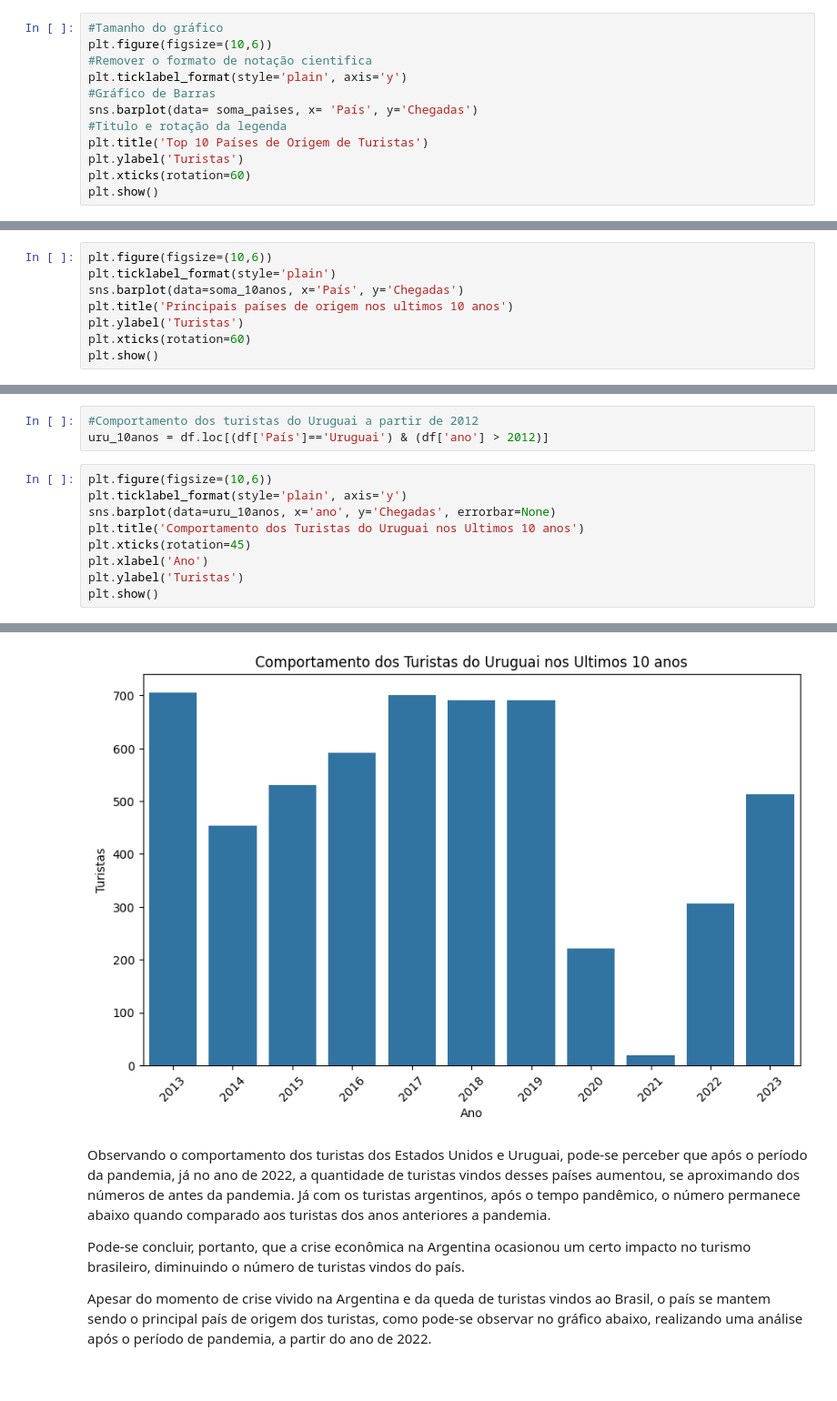
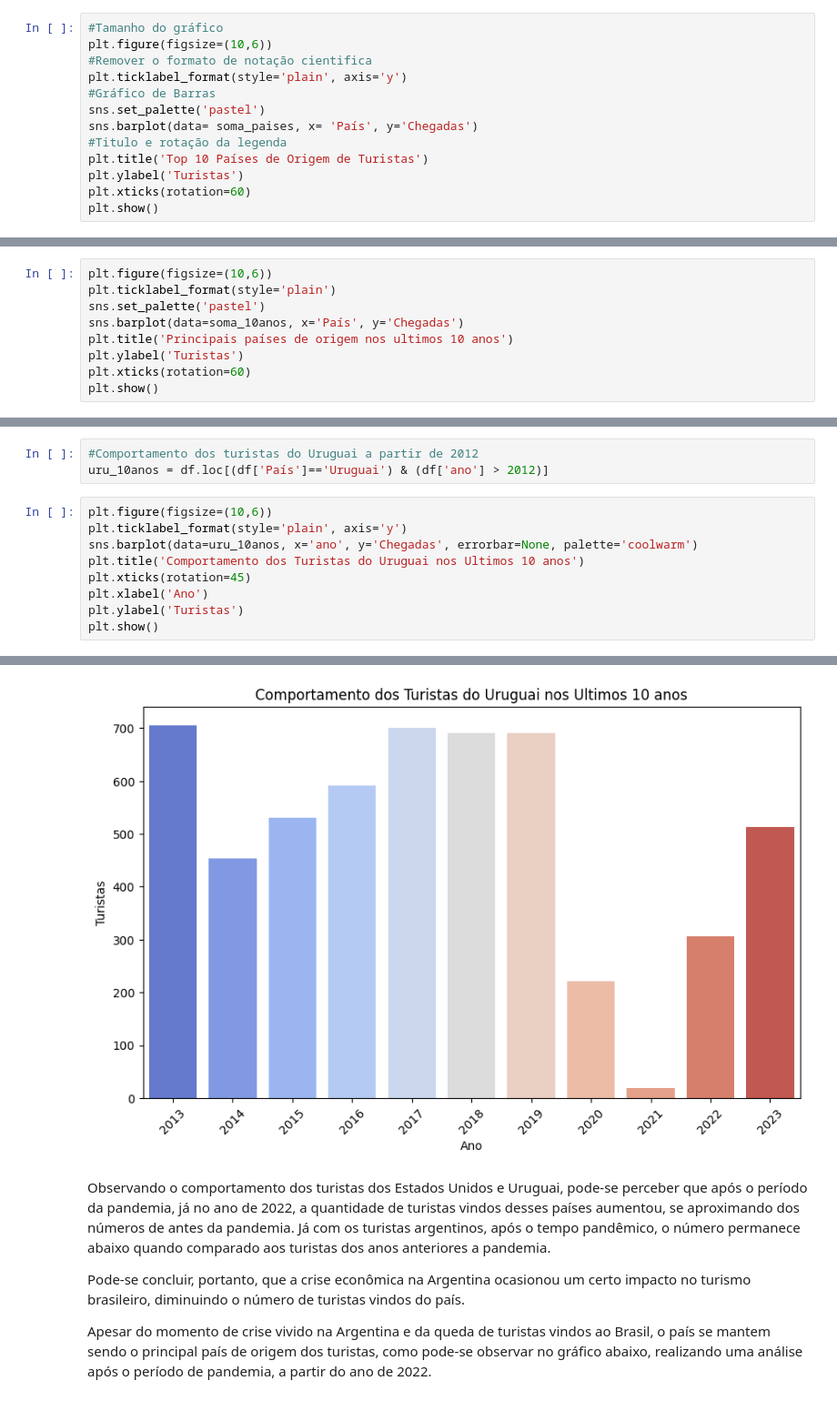
Before and after one commit to MatheusSantos3/Analise_Imigracao_Brasil, a Jupyter notebook: Análise_Turismo_Brasil.ipynb, the cells around one changed output, grey strips where cells are left out. Shown at 91% size. Drawn from its saved outputs; the diff is of its cells as text.

```diff
--- a/Análise_Turismo_Brasil.ipynb
+++ b/Análise_Turismo_Brasil.ipynb
@@ -202,6 +202,7 @@ plt.figure(figsize=(10,6))
 #Remover o formato de notação cientifica
 plt.ticklabel_format(style='plain', axis='y')
 #Gráfico de Barras
+sns.set_palette('pastel')
 sns.barplot(data= soma_paises, x= 'País', y='Chegadas')
 #Titulo e rotação da legenda
 plt.title('Top 10 Países de Origem de Turistas')
@@ -217,6 +218,7 @@ soma_10anos = dez_anos[['País','Chegadas']].groupby('País')['Chegadas'].sum().
 # %%
 plt.figure(figsize=(10,6))
 plt.ticklabel_format(style='plain')
+sns.set_palette('pastel')
 sns.barplot(data=soma_10anos, x='País', y='Chegadas')
 plt.title('Principais países de origem nos ultimos 10 anos')
 plt.ylabel('Turistas')
@@ -284,7 +292,7 @@ uru_10anos = df.loc[(df['País']=='Uruguai') & (df['ano'] > 2012)]
 # %%
 plt.figure(figsize=(10,6))
 plt.ticklabel_format(style='plain', axis='y')
-sns.barplot(data=uru_10anos, x='ano', y='Chegadas', errorbar=None)
+sns.barplot(data=uru_10anos, x='ano', y='Chegadas', errorbar=None, palette='coolwarm')
 plt.title('Comportamento dos Turistas do Uruguai nos Ultimos 10 anos')
 plt.xticks(rotation=45)
 plt.xlabel('Ano')
@@ -294,4 +305,4 @@ plt.show()
-[figure, old version]
+[figure, new version]
 # %% [markdown]
 Observando o comportamento dos turistas dos Estados Unidos e Uruguai, pode-se perceber que após o período da pandemia, já no ano de 2022, a quantidade de turistas vindos desses países aumentou, se aproximando dos números de antes da pandemia. Já com os turistas argentinos, após o tempo pandêmico, o número permanece abaixo quando comparado aos turistas dos anos anteriores a pandemia.
 
```
Also changed, not shown: parts of 27 cells of this notebook.
